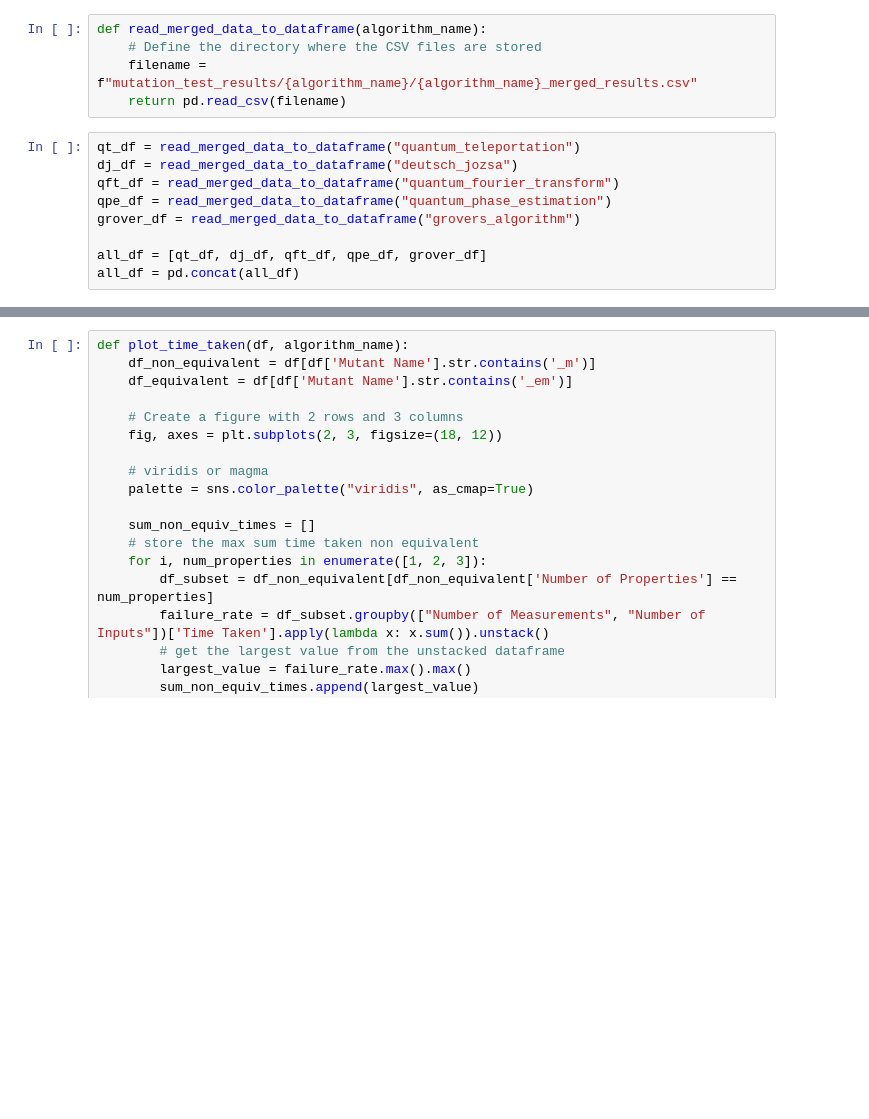
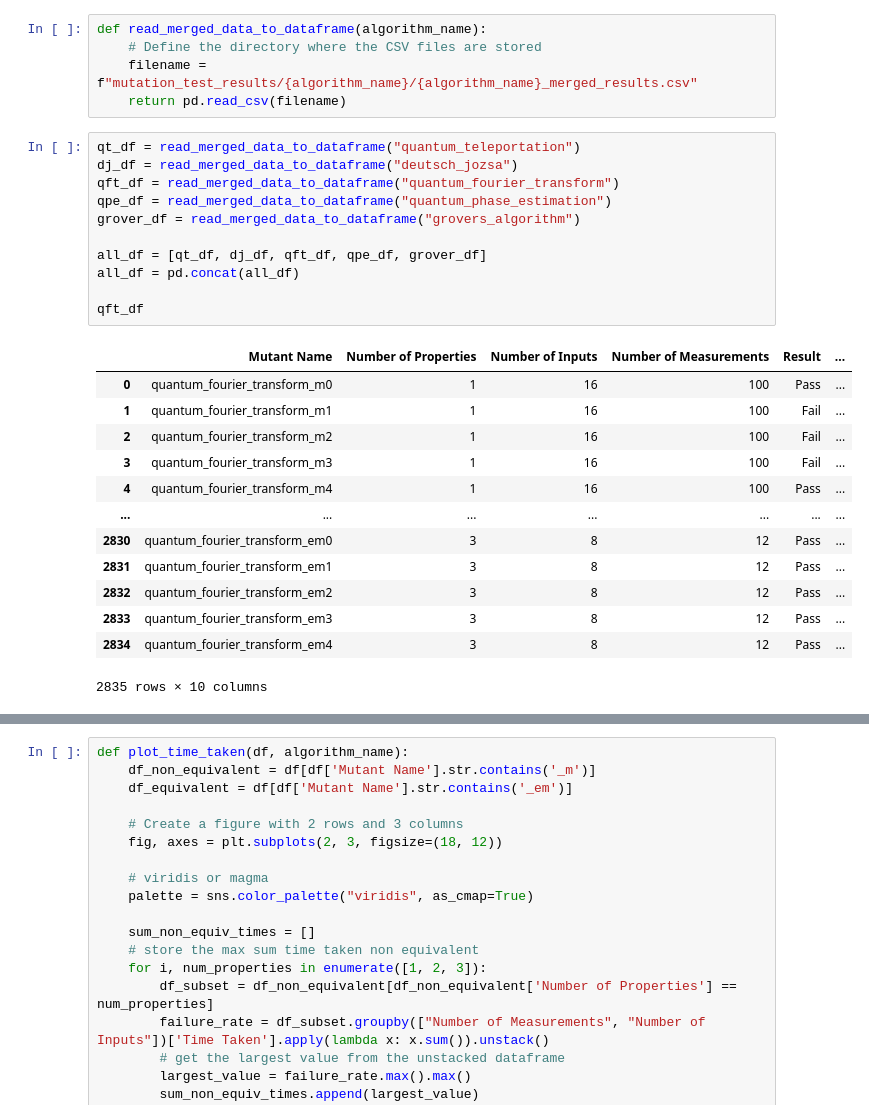
Before and after one commit to GabrielPontolillo/qucheck, a Jupyter notebook: case_studies/results_visualisation.ipynb, the cells around one changed output, grey strips where cells are left out. Drawn from its saved outputs; the diff is of its cells as text; blank space fills up the shorter version.

```diff
--- a/case_studies/results_visualisation.ipynb
+++ b/case_studies/results_visualisation.ipynb
@@ -24,12 +24,28 @@ def read_merged_data_to_dataframe(algorithm_name):
 # %%
 qt_df = read_merged_data_to_dataframe("quantum_teleportation")
 dj_df = read_merged_data_to_dataframe("deutsch_jozsa")
 qft_df = read_merged_data_to_dataframe("quantum_fourier_transform")
 qpe_df = read_merged_data_to_dataframe("quantum_phase_estimation")
 grover_df = read_merged_data_to_dataframe("grovers_algorithm")
 
 all_df = [qt_df, dj_df, qft_df, qpe_df, grover_df]
 all_df = pd.concat(all_df)
+
+qft_df
+# %% [output]
+|  | Mutant Name | Number of Properties | Number of Inputs | Number of Measurements | Result | ... |
+| 0 | quantum_fourier_transform_m0 | 1 | 16 | 100 | Pass | ... |
+| 1 | quantum_fourier_transform_m1 | 1 | 16 | 100 | Fail | ... |
+| 2 | quantum_fourier_transform_m2 | 1 | 16 | 100 | Fail | ... |
+| 3 | quantum_fourier_transform_m3 | 1 | 16 | 100 | Fail | ... |
+| 4 | quantum_fourier_transform_m4 | 1 | 16 | 100 | Pass | ... |
+| ... | ... | ... | ... | ... | ... | ... |
+| 2830 | quantum_fourier_transform_em0 | 3 | 8 | 12 | Pass | ... |
+| 2831 | quantum_fourier_transform_em1 | 3 | 8 | 12 | Pass | ... |
+| 2832 | quantum_fourier_transform_em2 | 3 | 8 | 12 | Pass | ... |
+| 2833 | quantum_fourier_transform_em3 | 3 | 8 | 12 | Pass | ... |
+| 2834 | quantum_fourier_transform_em4 | 3 | 8 | 12 | Pass | ... |
+2835 rows × 10 columns
 # %%
 def plot_failures(df, algorithm_name, dp_format=".1f"):
     df_non_equivalent = df[df['Mutant Name'].str.contains('_m')]
```
Also changed, not shown: parts of 9 cells of this notebook, 7 other files.
